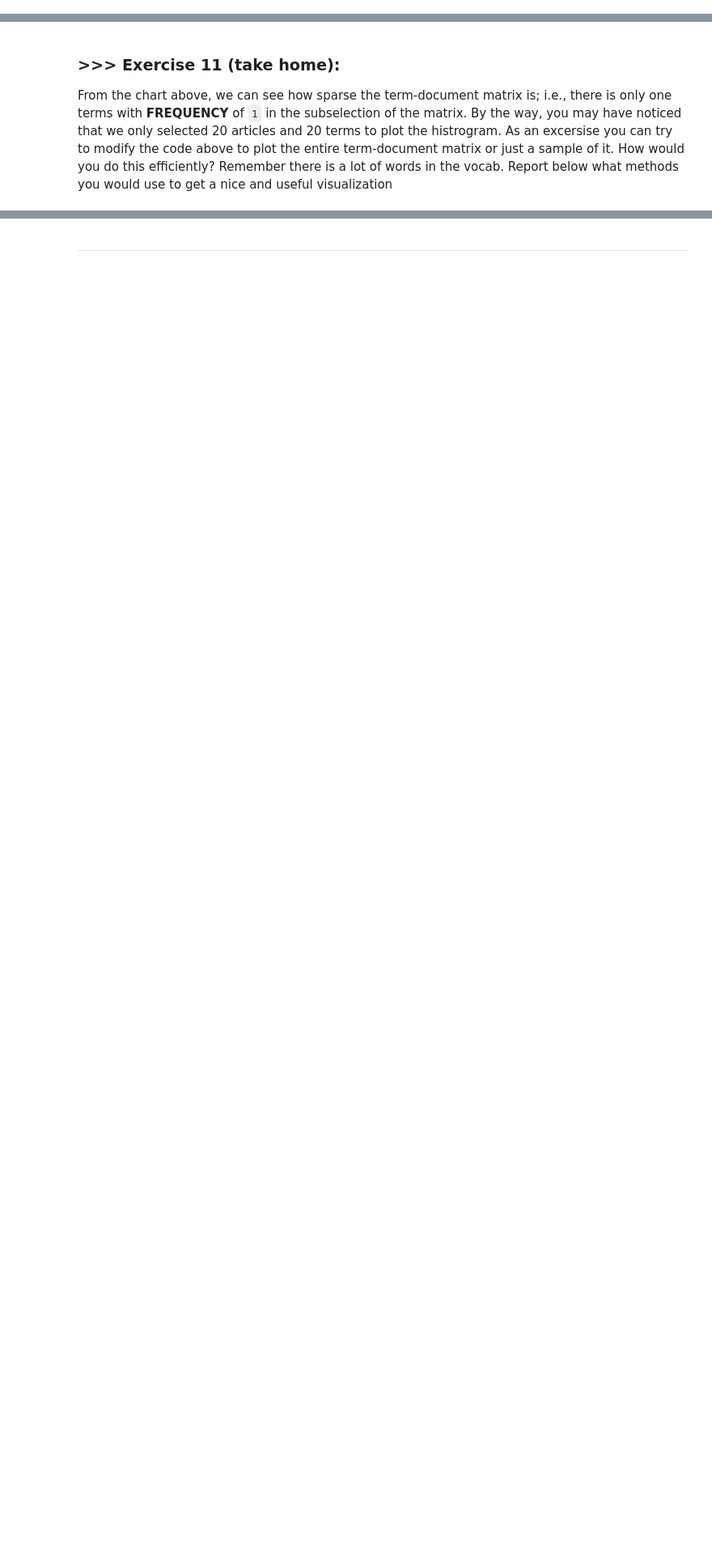
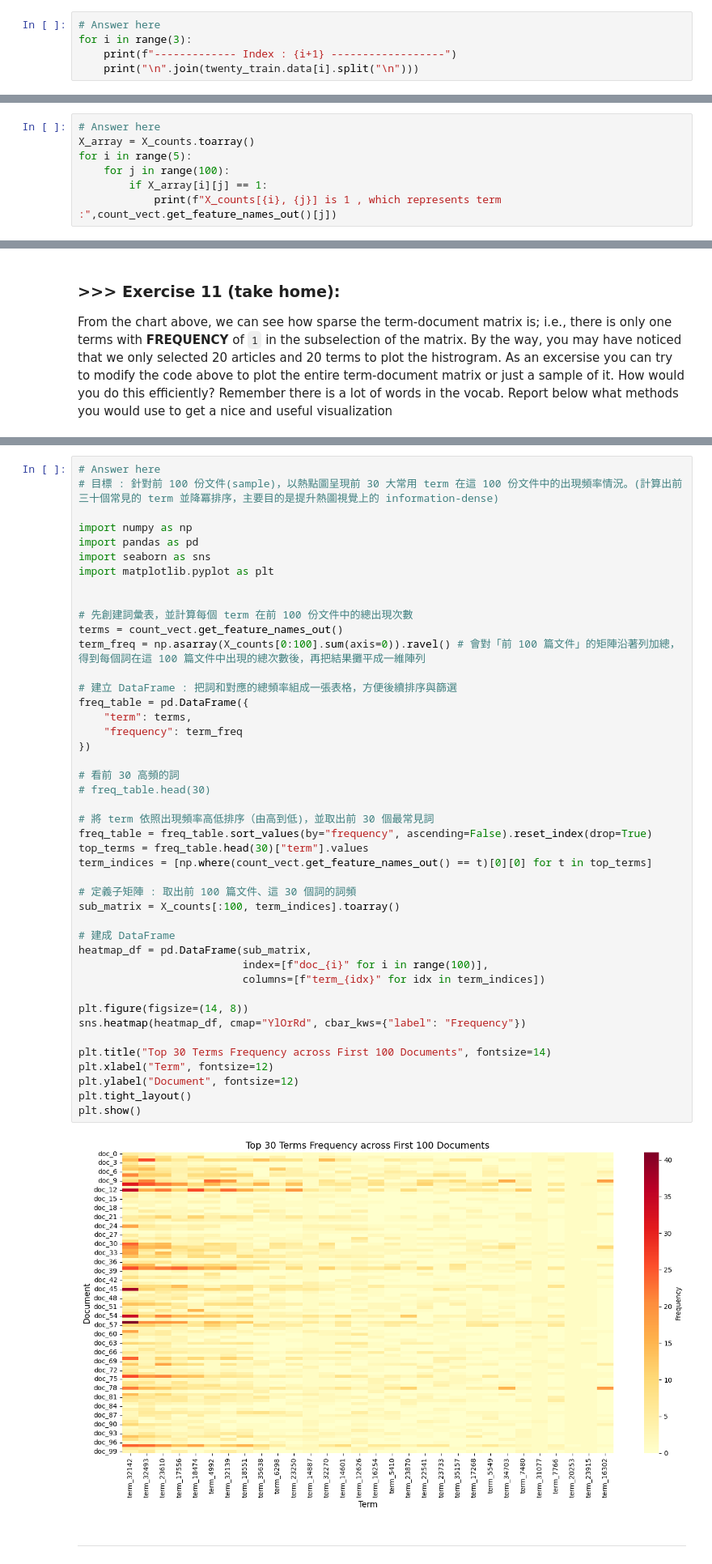
Before and after one commit to yuhuimee/DM2025-Lab1-Exercise, a Jupyter notebook: DM2025-Lab1-Master.ipynb, the cells around one changed output, grey strips where cells are left out. Shown at 81% size. Cells and saved outputs as stored; diff of their text form; blank space fills up the shorter version.

```diff
--- a/DM2025-Lab1-Master.ipynb
+++ b/DM2025-Lab1-Master.ipynb
@@ -238,0 +237,5 @@ In this exercise, please print out the *text* data for the first three samples i
+# %%
+# Answer here
+for i in range(3):
+    print(f"------------- Index : {i+1} ------------------")
+    print("\n".join(twenty_train.data[i].split("\n")))
@@ -938,0 +1107,7 @@ We said that the `1` at the beginning of the fifth record represents the `00` te
+# %%
+# Answer here
+X_array = X_counts.toarray()
+for i in range(5):
+    for j in range(100):
+        if X_array[i][j] == 1:
+            print(f"X_counts[{i}, {j}] is 1 , which represents term :",count_vect.get_feature_names_out()[j])
@@ -1000,3 +1210,49 @@ From the chart above, we can see how sparse the term-document matrix is; i.e., t
+# %%
+# Answer here
+# 目標 : 針對前 100 份文件(sample)，以熱點圖呈現前 30 大常用 term 在這 100 份文件中的出現頻率情況。(計算出前三十個常見的 term 並降冪排序，主要目的是提升熱圖視覺上的 information-dense)
+
+import numpy as np
+import pandas as pd
+import seaborn as sns
+import matplotlib.pyplot as plt
+
+
+# 先創建詞彙表，並計算每個 term 在前 100 份文件中的總出現次數
+terms = count_vect.get_feature_names_out()
+term_freq = np.asarray(X_counts[0:100].sum(axis=0)).ravel() # 會對「前 100 篇文件」的矩陣沿著列加總，得到每個詞在這 100 篇文件中出現的總次數後，再把結果攤平成一維陣列
+
+# 建立 DataFrame : 把詞和對應的總頻率組成一張表格，方便後續排序與篩選
+freq_table = pd.DataFrame({
+    "term": terms,
+    "frequency": term_freq
+})
+
+# 看前 30 高頻的詞
+# freq_table.head(30)
+
+# 將 term 依照出現頻率高低排序（由高到低)，並取出前 30 個最常見詞
+freq_table = freq_table.sort_values(by="frequency", ascending=False).reset_index(drop=True)
+top_terms = freq_table.head(30)["term"].values
+term_indices = [np.where(count_vect.get_feature_names_out() == t)[0][0] for t in top_terms]
+
+# 定義子矩陣 : 取出前 100 篇文件、這 30 個詞的詞頻
+sub_matrix = X_counts[:100, term_indices].toarray()
+
+# 建成 DataFrame
+heatmap_df = pd.DataFrame(sub_matrix,
+                          index=[f"doc_{i}" for i in range(100)],
+                          columns=[f"term_{idx}" for idx in term_indices])
+
+plt.figure(figsize=(14, 8))
+sns.heatmap(heatmap_df, cmap="YlOrRd", cbar_kws={"label": "Frequency"})
+
+plt.title("Top 30 Terms Frequency across First 100 Documents", fontsize=14)
+plt.xlabel("Term", fontsize=12)
+plt.ylabel("Document", fontsize=12)
+plt.tight_layout()
+plt.show()
+# %% [output]
+[figure, added]
 # %% [markdown]
 ---
 # %% [markdown]
```
Also changed, not shown: parts of 81 cells of this notebook, 2 other files.
